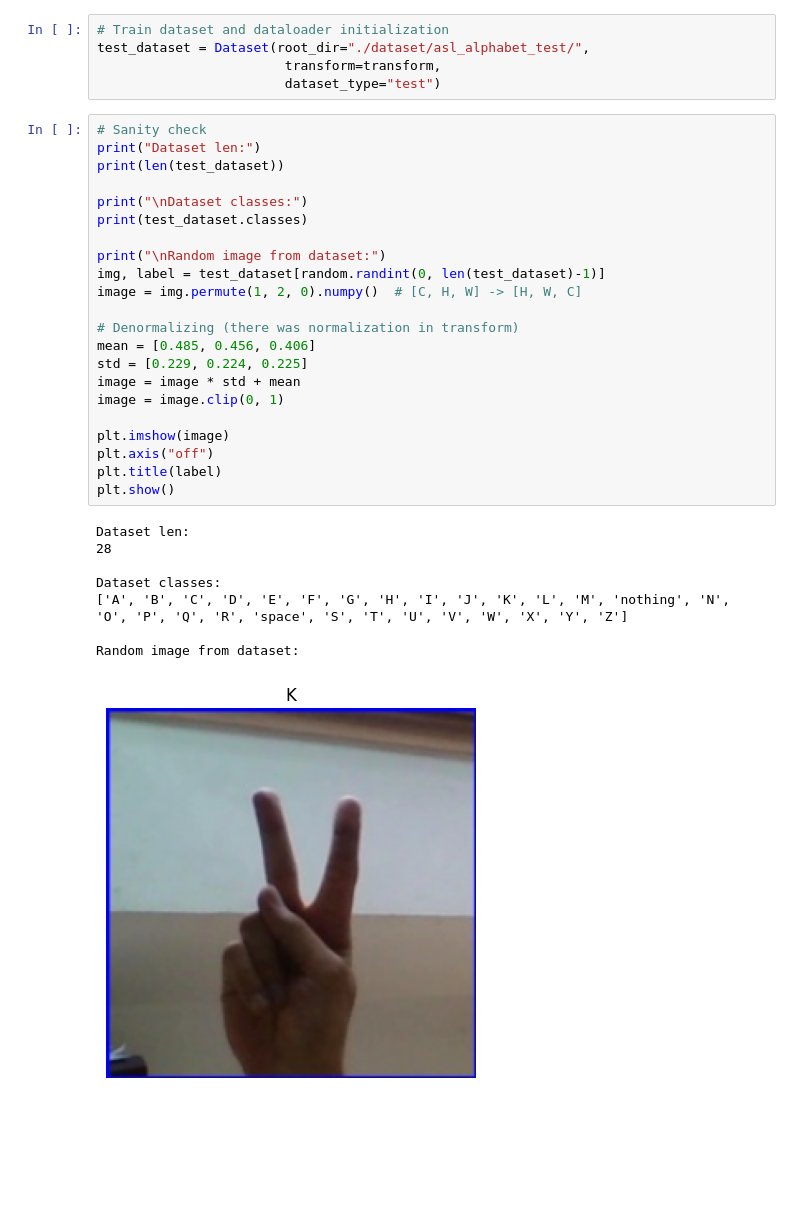
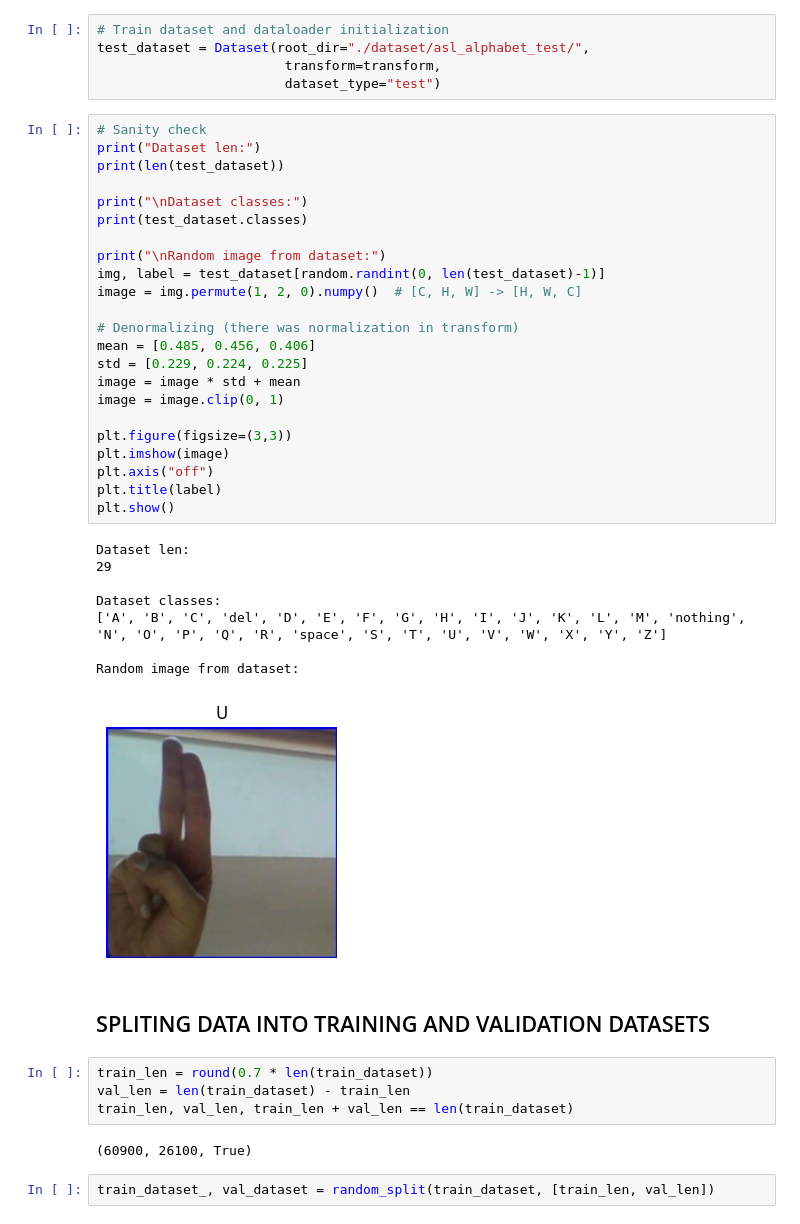
Before and after one commit to ziemmi13/DLF-sign-letters-classification, a Jupyter notebook: sign_letter_recognition_model.ipynb, the cells around one changed output. Saved outputs shown, nothing was run; the diff lists cells and outputs as text; blank space fills up the shorter version.

```diff
--- a/sign_letter_recognition_model.ipynb
+++ b/sign_letter_recognition_model.ipynb
@@ -133,31 +140,42 @@ test_dataset = Dataset(root_dir="./dataset/asl_alphabet_test/",
 # %%
 # Sanity check
 print("Dataset len:")
 print(len(test_dataset))
 
 print("\nDataset classes:")
 print(test_dataset.classes)
 
 print("\nRandom image from dataset:")
 img, label = test_dataset[random.randint(0, len(test_dataset)-1)]
 image = img.permute(1, 2, 0).numpy()  # [C, H, W] -> [H, W, C]
 
 # Denormalizing (there was normalization in transform)
 mean = [0.485, 0.456, 0.406]
 std = [0.229, 0.224, 0.225]
 image = image * std + mean
 image = image.clip(0, 1)
 
+plt.figure(figsize=(3,3))
 plt.imshow(image)
 plt.axis("off")
 plt.title(label)
 plt.show()
 # %% [output]
 Dataset len:
-28
+29
 
 Dataset classes:
-['A', 'B', 'C', 'D', 'E', 'F', 'G', 'H', 'I', 'J', 'K', 'L', 'M', 'nothing', 'N', 'O', 'P', 'Q', 'R', 'space', 'S', 'T', 'U', 'V', 'W', 'X', 'Y', 'Z']
+['A', 'B', 'C', 'del', 'D', 'E', 'F', 'G', 'H', 'I', 'J', 'K', 'L', 'M', 'nothing', 'N', 'O', 'P', 'Q', 'R', 'space', 'S', 'T', 'U', 'V', 'W', 'X', 'Y', 'Z']
 
 Random image from dataset:
-[figure, old version]
+[figure, new version]
+# %% [markdown]
+## SPLITING DATA INTO TRAINING AND VALIDATION DATASETS
+# %%
+train_len = round(0.7 * len(train_dataset))
+val_len = len(train_dataset) - train_len
+train_len, val_len, train_len + val_len == len(train_dataset)
+# %% [output]
+(60900, 26100, True)
+# %%
+train_dataset_, val_dataset = random_split(train_dataset, [train_len, val_len])
```
Also changed, not shown: parts of 13 cells of this notebook.
